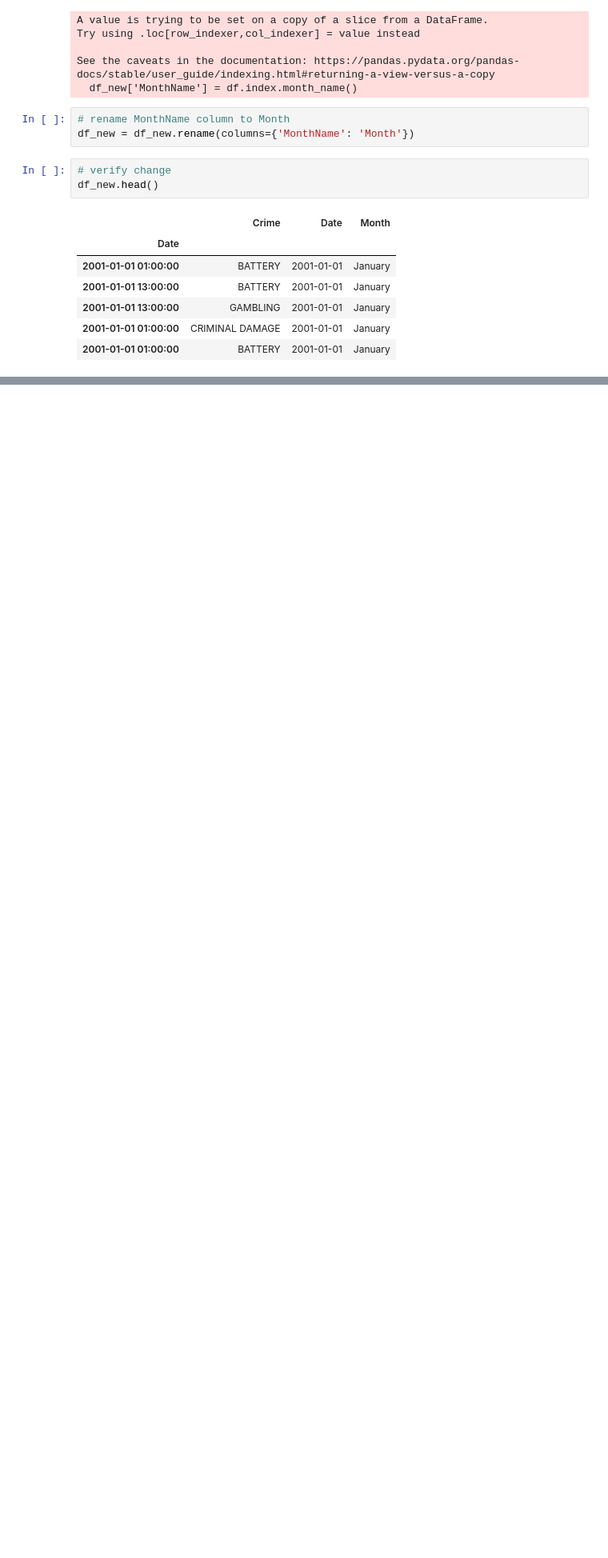
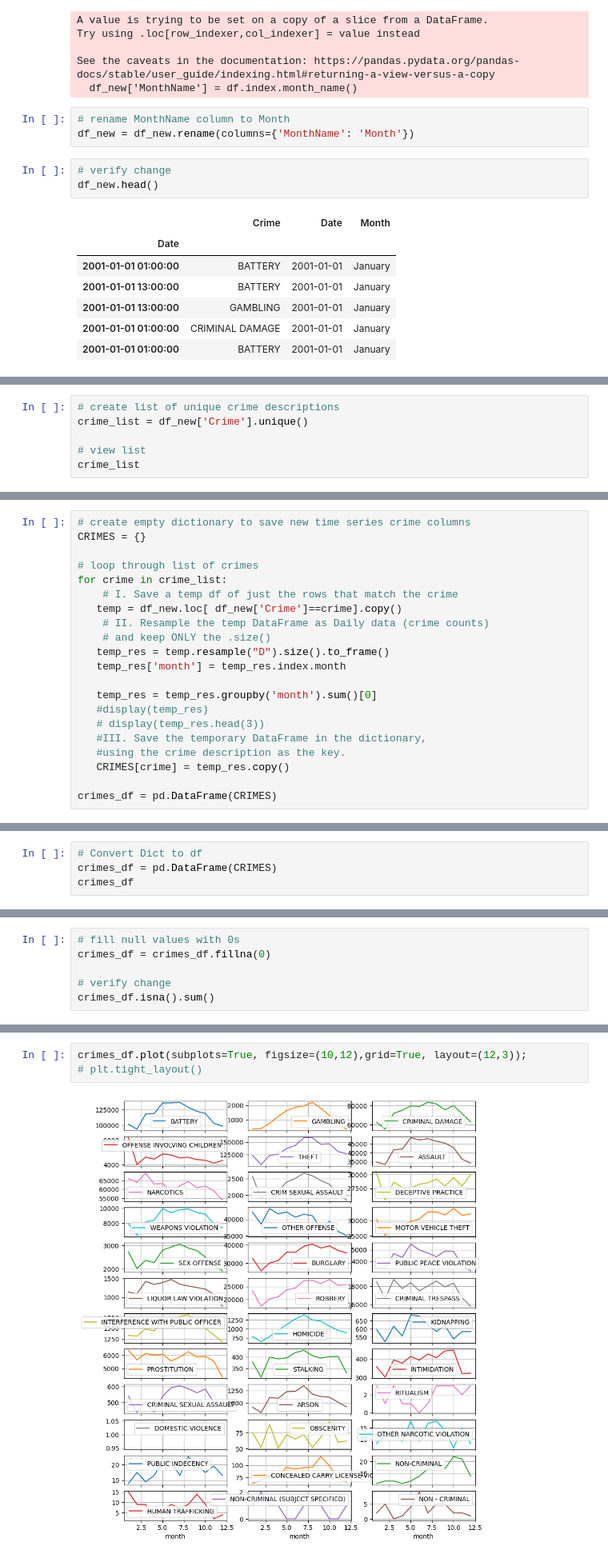
Before and after one commit to EhLeeOod/proj-3-part-1, a Jupyter notebook: core-proj-3-part-1.ipynb, the cells around one changed output, grey strips where cells are left out. Shown: that part at 80% size. Cells and saved outputs as stored; diff of their text form; blank space fills up the shorter version.

```diff
--- a/core-proj-3-part-1.ipynb
+++ b/core-proj-3-part-1.ipynb
@@ -216,0 +279,6 @@ Name: Month, dtype: int64
+# %%
+# create list of unique crime descriptions
+crime_list = df_new['Crime'].unique()
+
+# view list
+crime_list
@@ -216,0 +298,21 @@ Name: Month, dtype: int64
+# %%
+# create empty dictionary to save new time series crime columns
+CRIMES = {}
+
+# loop through list of crimes
+for crime in crime_list:
+    # I. Save a temp df of just the rows that match the crime
+   temp = df_new.loc[ df_new['Crime']==crime].copy()
+    # II. Resample the temp DataFrame as Daily data (crime counts)
+    # and keep ONLY the .size()
+   temp_res = temp.resample("D").size().to_frame()
+   temp_res['month'] = temp_res.index.month
+
+   temp_res = temp_res.groupby('month').sum()[0]
+   #display(temp_res)
+   # display(temp_res.head(3))
+   #III. Save the temporary DataFrame in the dictionary,
+   #using the crime description as the key.
+   CRIMES[crime] = temp_res.copy()
+
+crimes_df = pd.DataFrame(CRIMES)
@@ -216,0 +338,4 @@ Name: Month, dtype: int64
+# %%
+# Convert Dict to df
+crimes_df = pd.DataFrame(CRIMES)
+crimes_df
@@ -216,0 +365,6 @@ Name: Month, dtype: int64
+# %%
+# fill null values with 0s
+crimes_df = crimes_df.fillna(0)
+
+# verify change
+crimes_df.isna().sum()
@@ -216,0 +389,5 @@ Name: Month, dtype: int64
+# %%
+crimes_df.plot(subplots=True, figsize=(10,12),grid=True, layout=(12,3));
+# plt.tight_layout()
+# %% [output]
+[figure, added]
```
Also changed, not shown: parts of 17 cells of this notebook.
